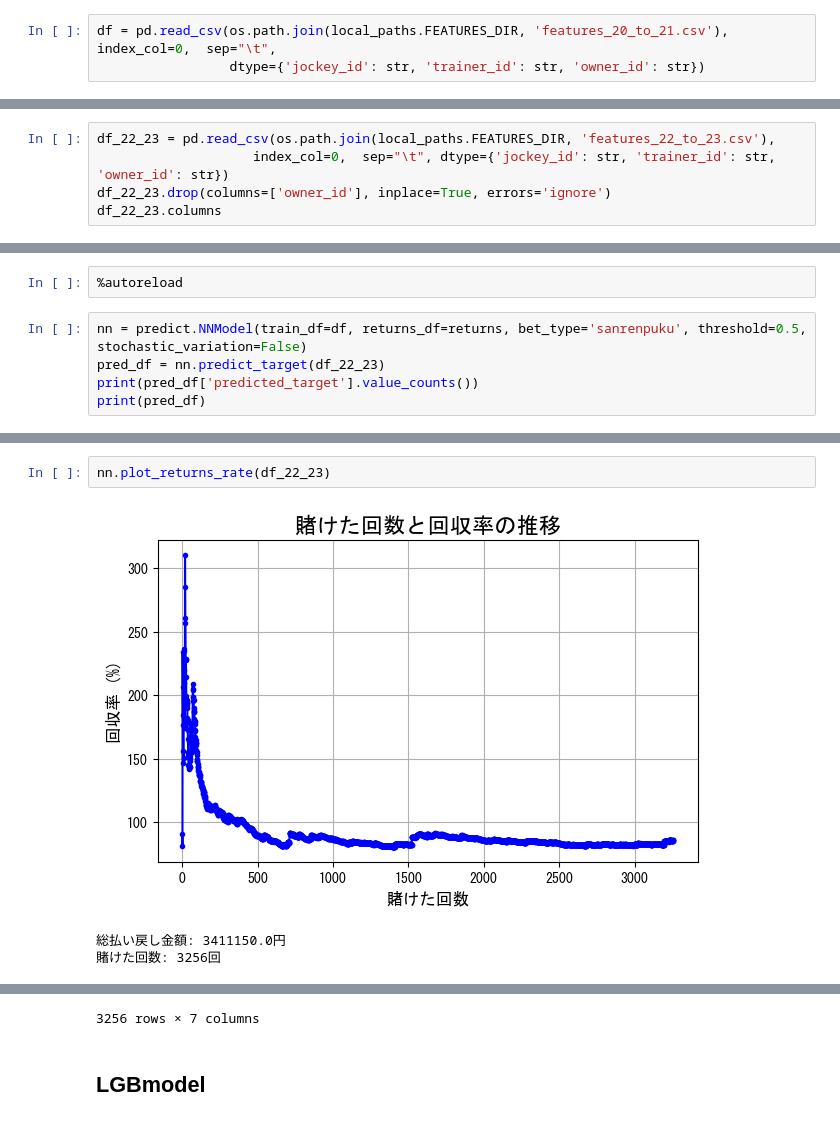
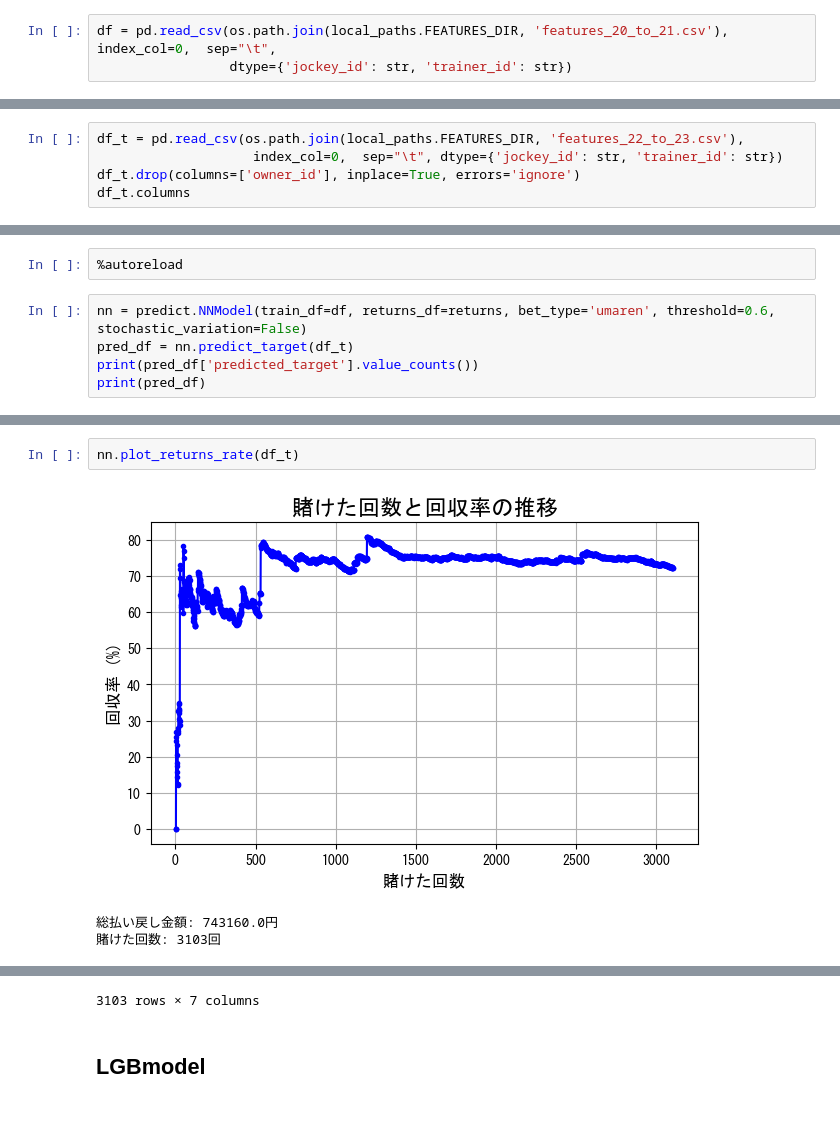
Before and after one commit to nanzeu/keiba, a Jupyter notebook: predict.ipynb, the cells around one changed output, grey strips where cells are left out. Saved outputs shown, nothing was run; the diff lists cells and outputs as text.

```diff
--- a/predict.ipynb
+++ b/predict.ipynb
@@ -13,7 +13,7 @@ import pickle
 %autoreload
 # %%
 df = pd.read_csv(os.path.join(local_paths.FEATURES_DIR, 'features_20_to_21.csv'), index_col=0,  sep="\t",
-                 dtype={'jockey_id': str, 'trainer_id': str, 'owner_id': str})
+                 dtype={'jockey_id': str, 'trainer_id': str})
 # %%
 df.drop(columns=['owner_id'], inplace=True, errors='ignore')
 # %%
@@ -68,10 +68,10 @@ returns
 | 3455 | 202309050912 | [2] | [3250] | [2, 12, 5] | [520, 220, 140] | [1, 6] | [2990] | [2, 12] | [9930] | [2, 12, 2, 5, 5, 12] | ... |
 6912 rows × 17 columns
 # %%
-df_22_23 = pd.read_csv(os.path.join(local_paths.FEATURES_DIR, 'features_22_to_23.csv'),
-                    index_col=0,  sep="\t", dtype={'jockey_id': str, 'trainer_id': str, 'owner_id': str})
-df_22_23.drop(columns=['owner_id'], inplace=True, errors='ignore')
-df_22_23.columns
+df_t = pd.read_csv(os.path.join(local_paths.FEATURES_DIR, 'features_22_to_23.csv'),
+                    index_col=0,  sep="\t", dtype={'jockey_id': str, 'trainer_id': str})
+df_t.drop(columns=['owner_id'], inplace=True, errors='ignore')
+df_t.columns
 # %% [output]
 Index(['race_id', 'horse_id', 'jockey_id', 'trainer_id', 'rank', 'frame',
        'number', 'sex', 'age', 'impost',
@@ -185,8 +193,8 @@ pred_df[(pred_df['predicted_target'] == 1) & (pred_df['race_id'] == 202201010606
 # %%
 %autoreload
 # %%
-nn = predict.NNModel(train_df=df, returns_df=returns, bet_type='sanrenpuku', threshold=0.5, stochastic_variation=False)
-pred_df = nn.predict_target(df_22_23)
+nn = predict.NNModel(train_df=df, returns_df=returns, bet_type='umaren', threshold=0.6, stochastic_variation=False)
+pred_df = nn.predict_target(df_t)
 print(pred_df['predicted_target'].value_counts())
 print(pred_df)
 # %% [output]
@@ -210,7 +218,7 @@ Classification Report:
 # %%
-nn.plot_returns_rate(df_22_23)
+nn.plot_returns_rate(df_t)
 # %% [output]
-[figure, old version]
+[figure, new version]
-総払い戻し金額: 3411150.0円
-賭けた回数: 3256回
+総払い戻し金額: 743160.0円
+賭けた回数: 3103回
 |  | race_id | returns | bet_sum | total_bet | total_returns | returns_rate | earned |
@@ -228,4 +236,4 @@ nn.plot_returns_rate(df_22_23)
-3256 rows × 7 columns
+3103 rows × 7 columns
 # %% [markdown]
 ## LGBmodel
 # %%
```
Also changed, not shown: parts of 34 cells of this notebook, 29 other files.
